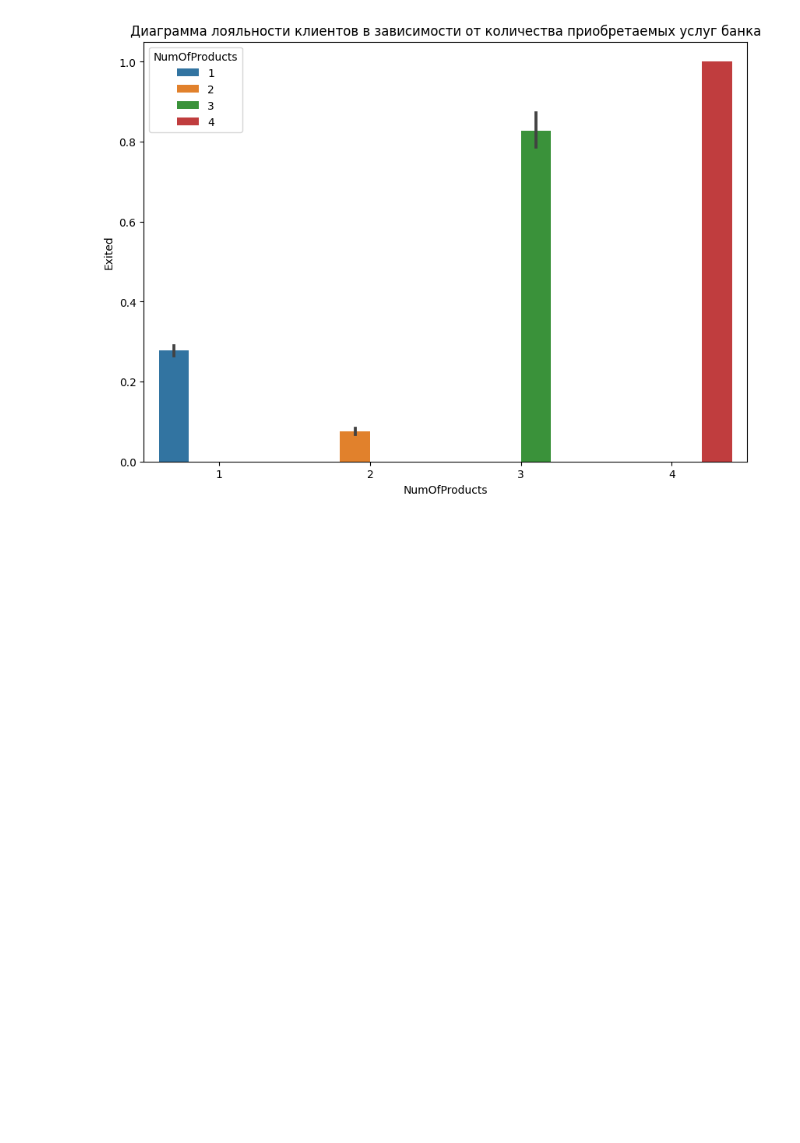
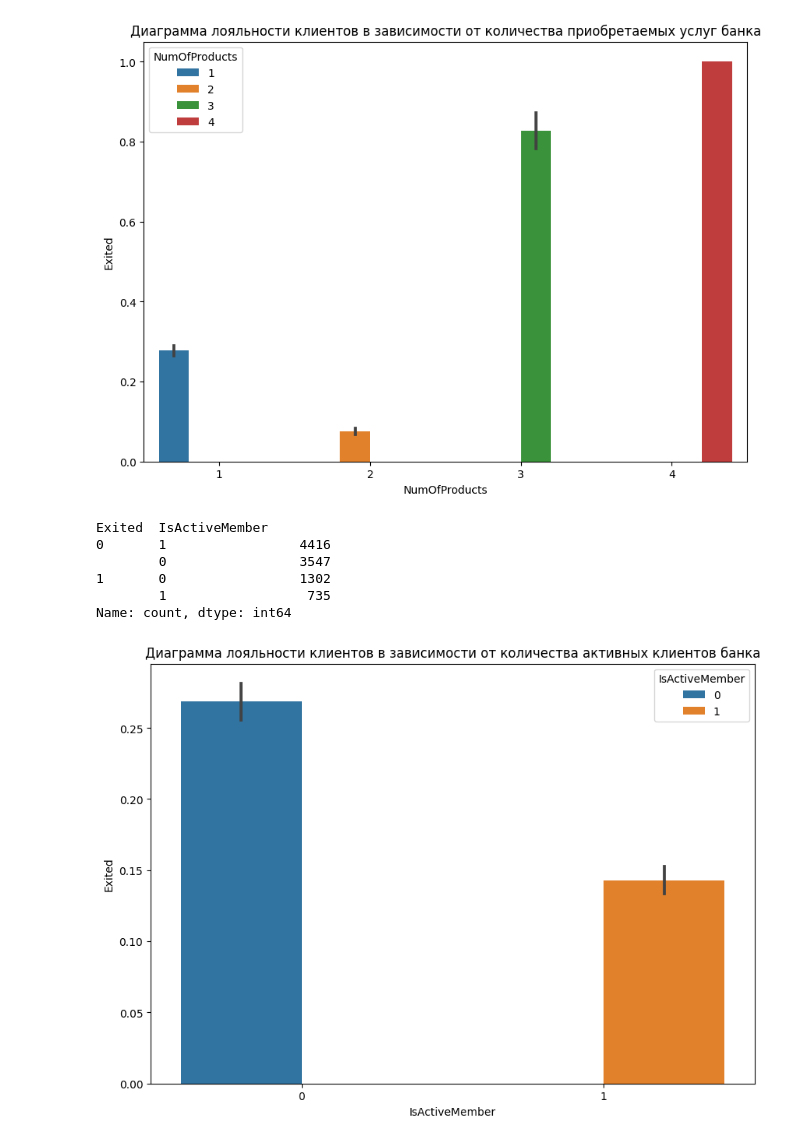
Before and after one commit to vasiloyk/svalka, a Jupyter notebook: 13.ipynb, the cells around one changed output. Drawn from its saved outputs; the diff is of its cells as text; code cells hidden in the pictures; blank space fills up the shorter version.

```diff
--- a/13.ipynb
+++ b/13.ipynb
@@ -151,3 +161,24 @@ barplot.set_title('Диаграмма лояльности клиентов в
 [figure]
 # %%
 # Из диаграммы видно, что наиболее лояльные клиенты имеют по 2 услуги банка. Оранжевый столбик ближе всего к нулю. Ноль - это лояльность.
+# %%
+#Задание 9.8
+print(churn_df.groupby('Exited')['IsActiveMember'].value_counts())#
+
+churn_df_q = churn_df.groupby('Exited')['IsActiveMember'].value_counts()#churn_df['IsActiveMember'].value_counts()
+fig = plt.figure(figsize=(10, 7))
+barplot = sns.barplot(
+    data=churn_df,
+    x='IsActiveMember',
+    y='Exited',
+    hue='IsActiveMember',
+)
+barplot.set_title('Диаграмма лояльности клиентов в зависимости от количества активных клиентов банка');
+# %% [output]
+Exited  IsActiveMember
+0       1                 4416
+        0                 3547
+1       0                 1302
+        1                  735
+Name: count, dtype: int64
+[figure, added]
```
Also changed, not shown: parts of 18 cells of this notebook.
